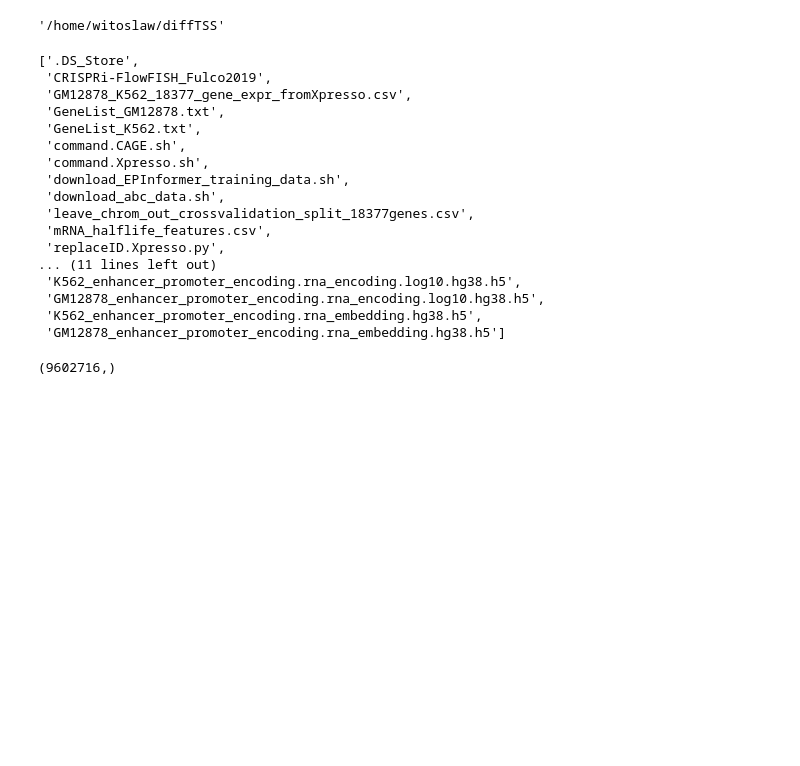
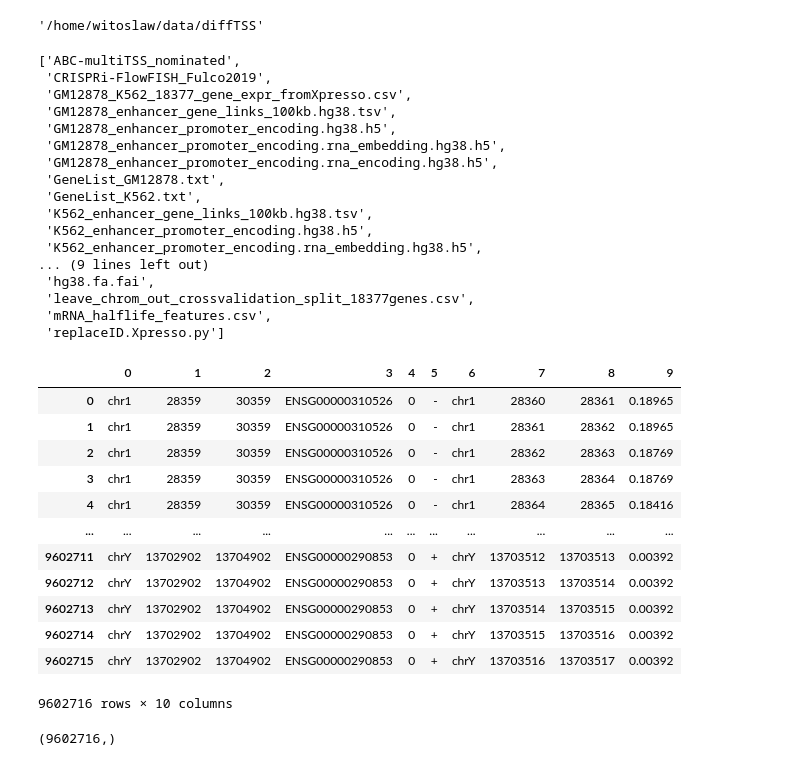
Before and after one commit to DWitoslawski/diffTSS, a Jupyter notebook: rna_encoding.ipynb, the cells around one changed output. Cells and saved outputs as stored; diff of their text form; code cells hidden in the pictures; blank space fills up the shorter version.

```diff
--- a/rna_encoding.ipynb
+++ b/rna_encoding.ipynb
@@ -1,10 +1,10 @@
 # %%
 import os
 # %%
-os.chdir('/home/witoslaw/diffTSS')
+os.chdir('/home/witoslaw/data/diffTSS')
 os.getcwd()
 # %% [output]
-'/home/witoslaw/diffTSS'
+'/home/witoslaw/data/diffTSS'
 # %%
 from EPInformer.models import EPInformer_v2, enhancer_predictor_256bp
 from scripts.utils import prepare_input, prepare_hd5_input, FastaStringExtractor, one_hot_encode
@@ -22,35 +22,51 @@ from torch.utils.data import Subset, Dataset
 import h5py
 import matplotlib.pyplot as plt
 # %%
-os.listdir('./data')
+os.listdir('./')
 # %% [output]
-['.DS_Store',
+['ABC-multiTSS_nominated',
  'CRISPRi-FlowFISH_Fulco2019',
  'GM12878_K562_18377_gene_expr_fromXpresso.csv',
+ 'GM12878_enhancer_gene_links_100kb.hg38.tsv',
+ 'GM12878_enhancer_promoter_encoding.hg38.h5',
+ 'GM12878_enhancer_promoter_encoding.rna_embedding.hg38.h5',
+ 'GM12878_enhancer_promoter_encoding.rna_encoding.hg38.h5',
  'GeneList_GM12878.txt',
  'GeneList_K562.txt',
- 'command.CAGE.sh',
- 'command.Xpresso.sh',
- 'download_EPInformer_training_data.sh',
- 'download_abc_data.sh',
+ 'K562_enhancer_gene_links_100kb.hg38.tsv',
+ 'K562_enhancer_promoter_encoding.hg38.h5',
+ 'K562_enhancer_promoter_encoding.rna_embedding.hg38.h5',
+... (9 lines left out)
+ 'hg38.fa.fai',
  'leave_chrom_out_crossvalidation_split_18377genes.csv',
  'mRNA_halflife_features.csv',
- 'replaceID.Xpresso.py',
-... (11 lines left out)
- 'K562_enhancer_promoter_encoding.rna_encoding.log10.hg38.h5',
- 'GM12878_enhancer_promoter_encoding.rna_encoding.log10.hg38.h5',
- 'K562_enhancer_promoter_encoding.rna_embedding.hg38.h5',
- 'GM12878_enhancer_promoter_encoding.rna_embedding.hg38.h5']
+ 'replaceID.Xpresso.py']
 # %%
-enhancer_gene_k562_100kb = pd.read_csv('./data/K562_enhancer_gene_links_100kb.hg38.tsv', sep='\t')
-gene_k562_tss = pd.read_csv('./data/ABC-multiTSS_nominated/K562/Neighborhoods/GeneList.txt', sep='\t')[['name', 'Ensembl_ID', 'chr', 'tss', 'strand', 'H3K27ac.RPM.TSS1Kb', 'DHS.RPM.TSS1Kb']]
+enhancer_gene_k562_100kb = pd.read_csv('./K562_enhancer_gene_links_100kb.hg38.tsv', sep='\t')
+gene_k562_tss = pd.read_csv('./ABC-multiTSS_nominated/K562/Neighborhoods/GeneList.txt', sep='\t')[['name', 'Ensembl_ID', 'chr', 'tss', 'strand', 'H3K27ac.RPM.TSS1Kb', 'DHS.RPM.TSS1Kb']]
 gene_k562_tss['ENSID'] = gene_k562_tss['Ensembl_ID']
 
 enhancer_gene_k562_100kb_includeNoEnhancerGene = enhancer_gene_k562_100kb.merge(gene_k562_tss, left_on='TargetGeneEnsembl_ID', right_on='Ensembl_ID', how='right', suffixes=['', '_gene']).reset_index()
 
 gene_list = list(gene_k562_tss['ENSID'])
 
-rna_df_K562 = pd.read_csv('./data/RNASeq_bw/K562.minus.ENCFF528VFJ.coverage.txt', header=None, sep='\t')
+rna_df_K562 = pd.read_csv('./RNASeq_bw/K562.minus.ENCFF528VFJ.coverage.txt', header=None, sep='\t')
+# %%
+rna_df_K562
+# %% [output]
+|  | 0 | 1 | 2 | 3 | 4 | 5 | 6 | 7 | 8 | 9 |
+| 0 | chr1 | 28359 | 30359 | ENSG00000310526 | 0 | - | chr1 | 28360 | 28361 | 0.18965 |
+| 1 | chr1 | 28359 | 30359 | ENSG00000310526 | 0 | - | chr1 | 28361 | 28362 | 0.18965 |
+| 2 | chr1 | 28359 | 30359 | ENSG00000310526 | 0 | - | chr1 | 28362 | 28363 | 0.18769 |
+| 3 | chr1 | 28359 | 30359 | ENSG00000310526 | 0 | - | chr1 | 28363 | 28364 | 0.18769 |
+| 4 | chr1 | 28359 | 30359 | ENSG00000310526 | 0 | - | chr1 | 28364 | 28365 | 0.18416 |
+| ... | ... | ... | ... | ... | ... | ... | ... | ... | ... | ... |
+| 9602711 | chrY | 13702902 | 13704902 | ENSG00000290853 | 0 | + | chrY | 13703512 | 13703513 | 0.00392 |
+| 9602712 | chrY | 13702902 | 13704902 | ENSG00000290853 | 0 | + | chrY | 13703513 | 13703514 | 0.00392 |
+| 9602713 | chrY | 13702902 | 13704902 | ENSG00000290853 | 0 | + | chrY | 13703514 | 13703515 | 0.00392 |
+| 9602714 | chrY | 13702902 | 13704902 | ENSG00000290853 | 0 | + | chrY | 13703515 | 13703516 | 0.00392 |
+| 9602715 | chrY | 13702902 | 13704902 | ENSG00000290853 | 0 | + | chrY | 13703516 | 13703517 | 0.00392 |
+9602716 rows × 10 columns
 # %%
 rna_values = np.array(rna_df_K562[[9]]).flatten()
 rna_values.shape
```
Also changed, not shown: parts of 11 cells of this notebook, 5 other files.
